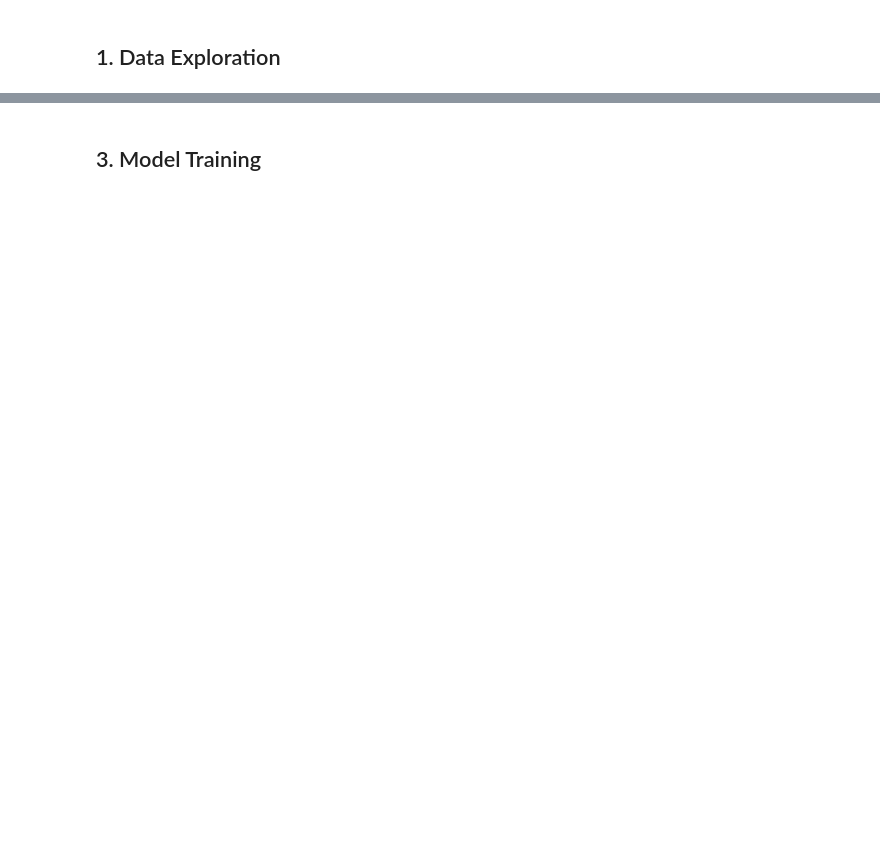
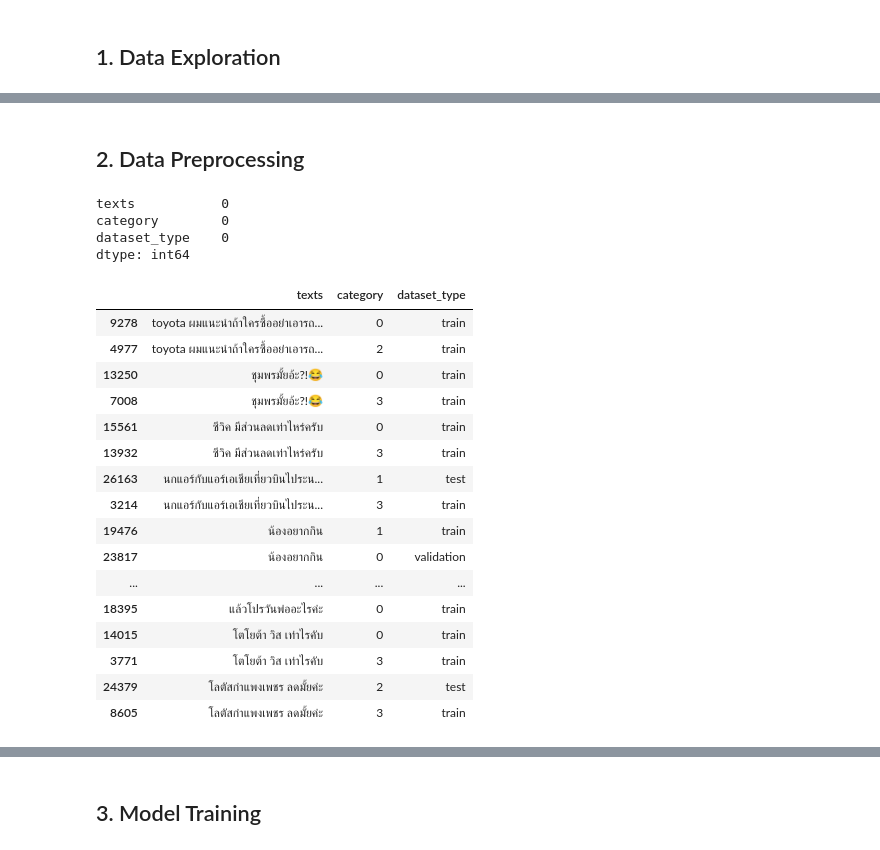
Before and after one commit to wuttipansat/thai-sentiment-analysis, a Jupyter notebook: notebooks/experiment.ipynb, the cells around one changed output, grey strips where cells are left out. Cells and saved outputs as stored; diff of their text form; code cells hidden in the pictures; blank space fills up the shorter version.

```diff
--- a/notebooks/experiment.ipynb
+++ b/notebooks/experiment.ipynb
@@ -133,0 +21,15 @@ df.head(5)
+# %%
+train_df = ds["train"].to_pandas()
+val_df = ds["validation"].to_pandas()
+test_df = ds["test"].to_pandas()
+
+train_df["dataset_type"] = "train"
+val_df["dataset_type"] = "validation"
+test_df["dataset_type"] = "test"
+
+df = pd.concat(
+    [train_df, val_df, test_df],
+    ignore_index=True
+)
+
+df.head(5)
@@ -133,0 +51,41 @@ df.head(5)
+# %% [markdown]
+## 2. Data Preprocessing
+# %%
+display(df.isna().sum())
+# %% [output]
+texts           0
+category        0
+dataset_type    0
+dtype: int64
+# %%
+label_count = (
+    df.groupby("texts")["category"].transform("nunique")
+)
+
+conflict_rows = df[
+    label_count > 1
+].copy()
+
+display(
+    conflict_rows.sort_values(
+        ["texts", "dataset_type", "category"]
+    )
+)
+# %% [output]
+|  | texts | category | dataset_type |
+| 9278 | toyota ผมแนะนำถ้าใครซื้ออย่าเอารถ... | 0 | train |
+| 4977 | toyota ผมแนะนำถ้าใครซื้ออย่าเอารถ... | 2 | train |
+| 13250 | ชุมพรมั้ยอ้ะ?!😂 | 0 | train |
+| 7008 | ชุมพรมั้ยอ้ะ?!😂 | 3 | train |
+| 15561 | ซีวิค มีส่วนลดเท่าไหร่ครับ | 0 | train |
+| 13932 | ซีวิค มีส่วนลดเท่าไหร่ครับ | 3 | train |
+| 26163 | นกแอร์กับแอร์เอเชียเที่ยวบินไประน... | 1 | test |
+| 3214 | นกแอร์กับแอร์เอเชียเที่ยวบินไประน... | 3 | train |
+| 19476 | น้องอยากกิน | 1 | train |
+| 23817 | น้องอยากกิน | 0 | validation |
+| ... | ... | ... | ... |
+| 18395 | แล้วโปรวันพ่ออะไรค่ะ | 0 | train |
+| 14015 | โตโยต้า วิส เท่าไรคับ | 0 | train |
+| 3771 | โตโยต้า วิส เท่าไรคับ | 3 | train |
+| 24379 | โลตัสกำแพงเพชร ลดมั้ยค่ะ | 2 | test |
+| 8605 | โลตัสกำแพงเพชร ลดมั้ยค่ะ | 3 | train |
```
Also changed, not shown: parts of 24 cells of this notebook, 3 other files.
